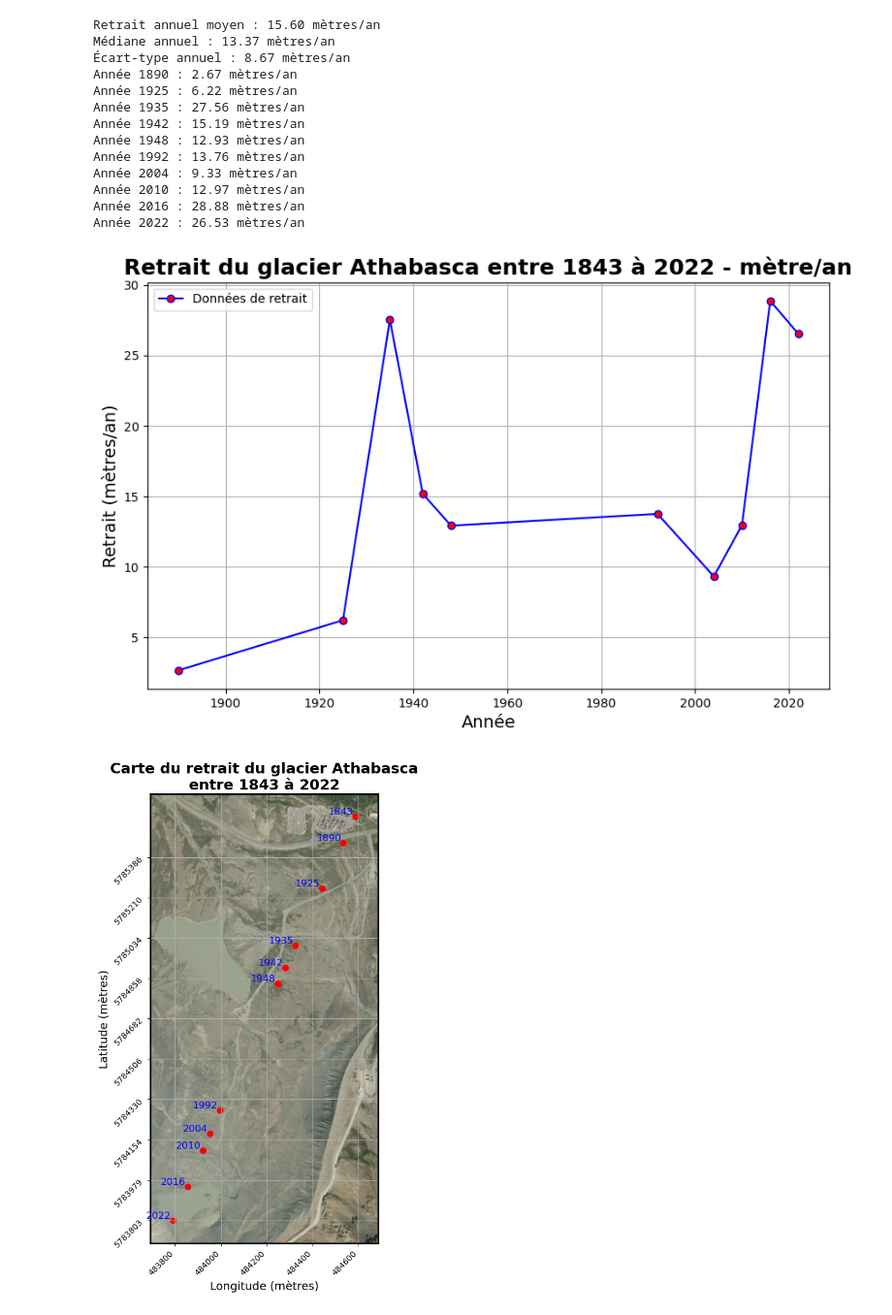
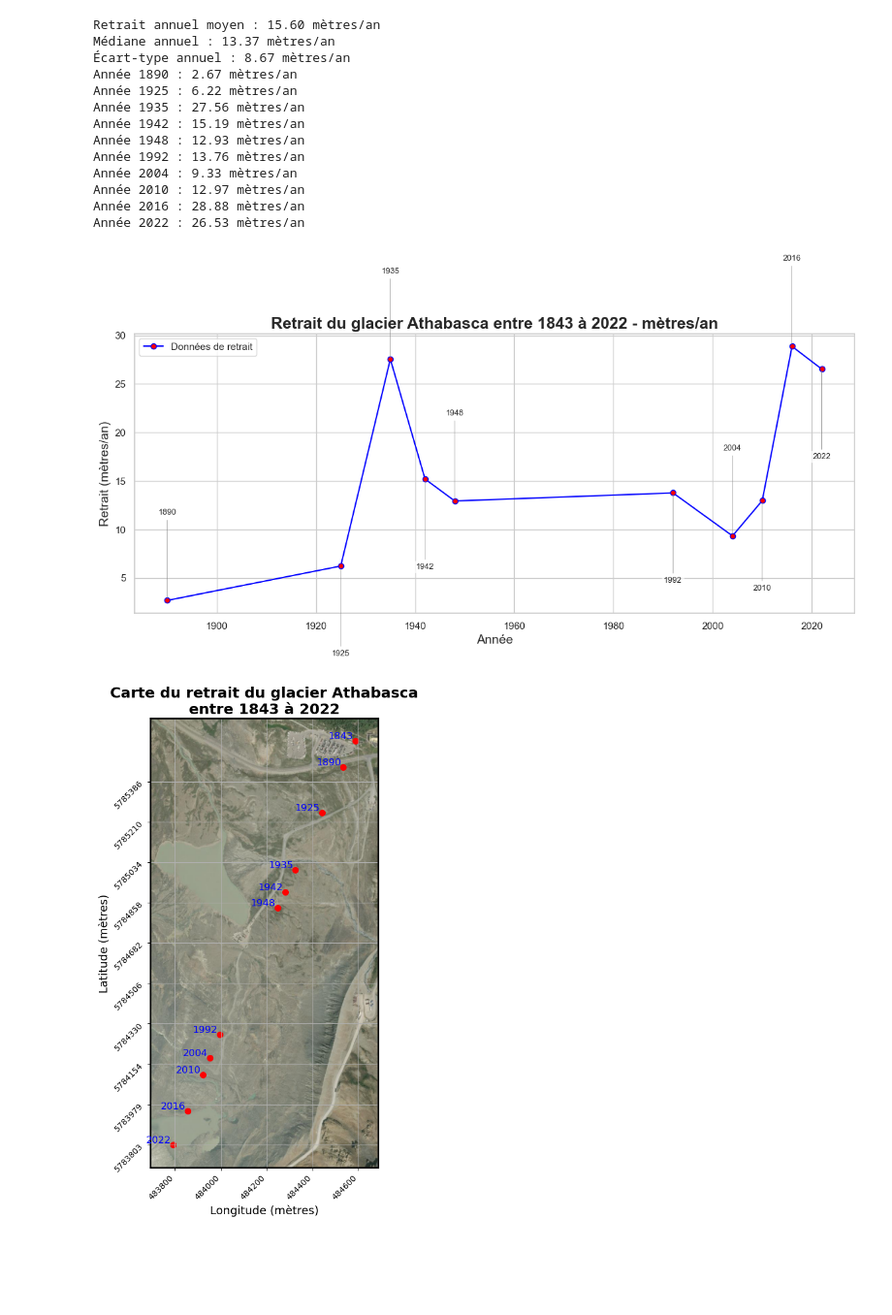
Before and after one commit to tofunori/Ouest, a Jupyter notebook: Retrait glacier/retrait_athabasca.ipynb, the cells around one changed output. Shown at 97% size. Drawn from its saved outputs; the diff is of its cells as text; code cells hidden in the pictures; blank space fills up the shorter version.

```diff
--- a/Retrait glacier/retrait_athabasca.ipynb
+++ b/Retrait glacier/retrait_athabasca.ipynb
@@ -27,36 +27,54 @@ mean_retreat = np.mean(retreat_per_year)
 median_retreat = np.median(retreat_per_year)
 std_dev_retreat = np.std(retreat_per_year)
 
 print(f"Retrait annuel moyen : {mean_retreat:.2f} mètres/an")
 print(f"Médiane annuel : {median_retreat:.2f} mètres/an")
 print(f"Écart-type annuel : {std_dev_retreat:.2f} mètres/an")
 
 for year, retreat in zip(years_existing[1:], retreat_per_year):
     print(f"Année {year} : {retreat:.2f} mètres/an")
 
-plt.figure(figsize=(10, 6))
+plt.figure(figsize=(12, 7))
 plt.plot(years_existing[1:], retreat_per_year, marker='o', linestyle='-', color='blue', markerfacecolor='red', label='Données de retrait')
+
+# Adjust the label positions and add leader lines
+for i, (x, y) in enumerate(zip(years_existing[1:], retreat_per_year)):
+    xytext = (x, y + std_dev_retreat) if i % 2 == 0 else (x, y - std_dev_retreat)
+    va = 'bottom' if i % 2 == 0 else 'top'
+    plt.annotate(
+        f'{int(x)}',
+        xy=(x, y),
+        xytext=xytext,
+        textcoords='data',
+        fontsize=9,
+        ha='center',
+        va=va,
+        arrowprops=dict(arrowstyle='-', color='gray', linewidth=0.5),
+        bbox=dict(boxstyle='round,pad=0.2', fc='white', alpha=0.7)
+    )
+
 plt.legend()
-plt.title('Retrait du glacier Athabasca entre 1843 à 2022 - mètre/an', fontsize=18, fontweight='bold')
+plt.title('Retrait du glacier Athabasca entre 1843 à 2022 - mètres/an', fontsize=18, fontweight='bold')
 plt.xlabel('Année', fontsize=14)
 plt.ylabel('Retrait (mètres/an)', fontsize=14)
 plt.grid(True)
+plt.tight_layout()
 plt.show()
 # %% [output]
 Retrait annuel moyen : 15.60 mètres/an
 Médiane annuel : 13.37 mètres/an
 Écart-type annuel : 8.67 mètres/an
 Année 1890 : 2.67 mètres/an
 Année 1925 : 6.22 mètres/an
 Année 1935 : 27.56 mètres/an
 Année 1942 : 15.19 mètres/an
 Année 1948 : 12.93 mètres/an
 Année 1992 : 13.76 mètres/an
 Année 2004 : 9.33 mètres/an
 Année 2010 : 12.97 mètres/an
 Année 2016 : 28.88 mètres/an
 Année 2022 : 26.53 mètres/an
-[figure, old version]
+[figure, new version]
 # %%
 import geopandas as gpd
 import pandas as pd
```
Also changed, not shown: parts of 2 cells of this notebook, 4 other files.
